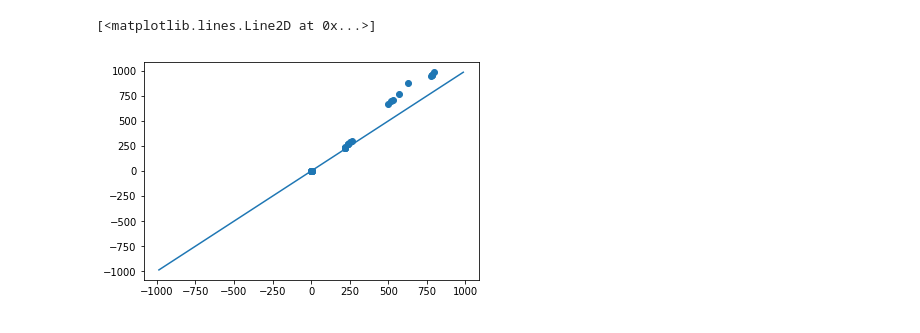
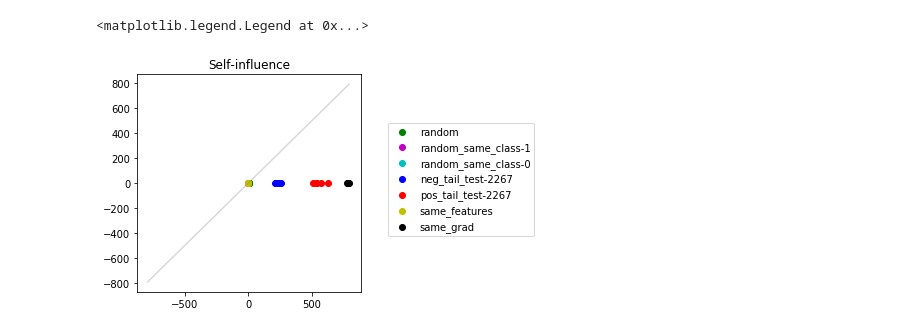
Before and after one commit to bbbert/influence-release, a Jupyter notebook: scripts/explore_infl_logreg.ipynb, the cells around one changed output. Saved outputs shown, nothing was run; the diff lists cells and outputs as text; code cells hidden in the pictures.

```diff
--- a/scripts/explore_infl_logreg.ipynb
+++ b/scripts/explore_infl_logreg.ipynb
@@ -35,14 +46,27 @@ subset_self_influences = f['subset_self_influences']
-# %%
-subset_initial_losses = np.array([np.sum(initial_train_losses[s]) for s in subset_indices])
-subset_retrained_losses = np.array([np.sum(train_losses[s])
-                                    for s, train_losses in zip(subset_indices, subset_train_losses)])
-subset_actl_infl = subset_retrained_losses - subset_initial_losses
-subset_pred_infl = subset_self_influences
-
-W = max(np.max(np.abs(subset_actl_infl)), np.max(np.abs(subset_pred_infl)))
-plt.scatter(subset_actl_infl, subset_pred_infl)
-plt.plot([-W, W], [-W, W])
-# %% [output]
-[<matplotlib.lines.Line2D at 0x...>]
-[figure, removed]
+# %%
+# Plot self-influence actual vs predicted
+plt.figure(figsize=(4,4))
+W = 0
+labels = set()
+for subset_num, indices in enumerate(subset_indices):
+    subset_initial_losses = np.sum(initial_train_losses[indices])
+    subset_retrained_losses = np.sum(subset_train_losses[subset_num][indices])
+    subset_actl_infl = subset_retrained_losses - subset_initial_losses
+    subset_pred_infl = subset_self_influences[subset_num]
+    W = max(W, np.max(np.abs(subset_actl_infl)), np.max(np.abs(subset_pred_infl)))
+    if subset_tags[subset_num] not in labels:
+        label = subset_tags[subset_num]
+        labels.add(label)
+    else:
+        label = None
+    plt.scatter(subset_actl_infl, subset_pred_infl, color=subset_colors[subset_num], label=label)
+    W = max(W, np.max(np.abs(subset_actl_infl)), np.max(np.abs(subset_pred_infl)))
+
+plt.plot([-W, W], [-W, W],color='grey',alpha=0.3)
+plt.title('Self-influence')
+plt.legend(loc='upper center', bbox_to_anchor=(1.45, 0.8), ncol=1)
+plt.xalb
+# %% [output]
+<matplotlib.legend.Legend at 0x...>
+[figure, added]
 # %%
```
Also changed, not shown: parts of 3 cells of this notebook.
